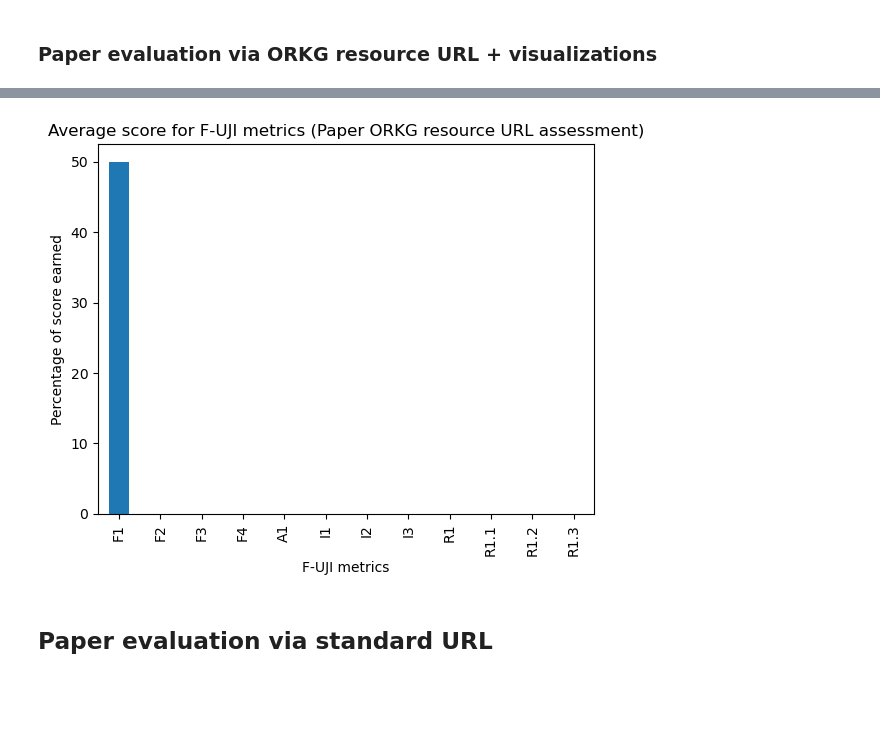
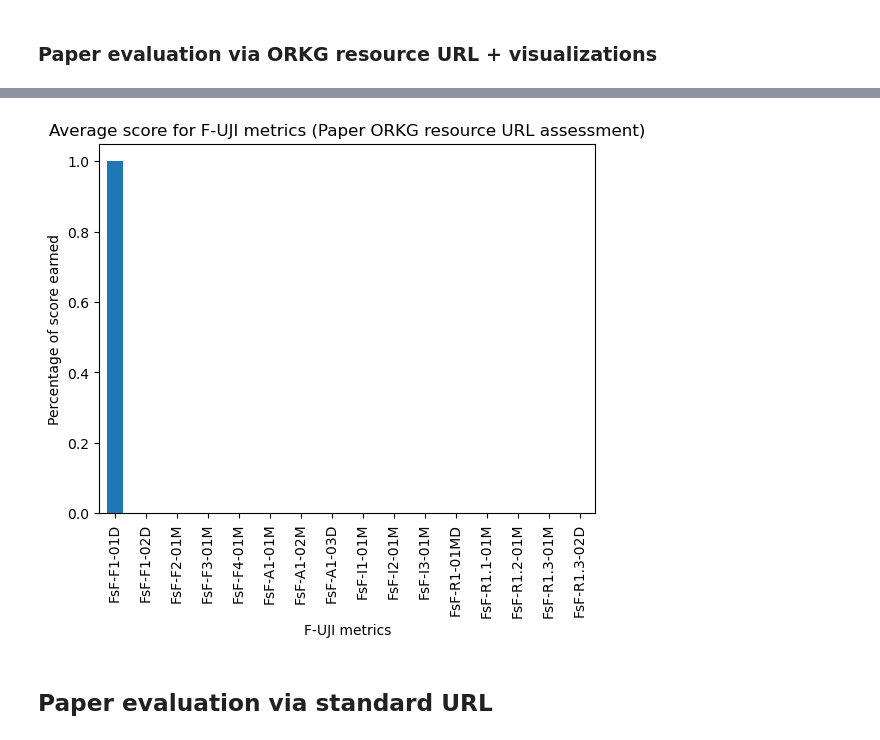
Before and after one commit to mwurzbacher/FAIRness-assessment-tools-evaluation-using-ORKG, a Jupyter notebook: F-UJI_evaluation.ipynb, the cells around one changed output, grey strips where cells are left out. Saved outputs shown, nothing was run; the diff lists cells and outputs as text; code cells hidden in the pictures; blank space fills up the shorter version.

```diff
--- a/F-UJI_evaluation.ipynb
+++ b/F-UJI_evaluation.ipynb
@@ -337,0 +338,4 @@ paper_url_df_FAIR
+# %%
+paper_url_df_FAIR = paper_url_df_assessed.groupby("paper").agg({"research_field_label": "first", "score_earned": "sum", "score_total": "sum"}).reset_index()
+paper_url_df_FAIR["score_percent"] = paper_url_df_FAIR.apply(lambda x: x["score_earned"]/x["score_total"], axis=1)
+paper_url_df_FAIR
@@ -423,0 +418,9 @@ paper_url_df_submetrics
+# %%
+paper_url_df_submetrics = paper_url_df_assessed
+paper_url_df_submetrics = paper_url_df_submetrics.groupby("metric").agg({"score_earned": "sum", "score_total": "sum"}).reset_index()
+paper_url_df_submetrics["score_earned"] = paper_url_df_submetrics["score_earned"].map(lambda x: x/len(paper_url_df_FAIR))
+paper_url_df_submetrics["score_total"] = paper_url_df_submetrics["score_total"].map(lambda x: x/len(paper_url_df_FAIR))
+paper_url_df_submetrics["score_percent"] = paper_url_df_submetrics.apply(lambda x: x["score_earned"]/x["score_total"], axis=1)
+paper_url_df_submetrics["metric"] = pd.Categorical(paper_url_df_submetrics["metric"], ["FsF-F1-01D", "FsF-F1-02D", "FsF-F2-01M", "FsF-F3-01M", "FsF-F4-01M", "FsF-A1-01M", "FsF-A1-02M", "FsF-A1-03D", "FsF-I1-01M", "FsF-I2-01M", "FsF-I3-01M", "FsF-R1-01MD", "FsF-R1.1-01M", "FsF-R1.2-01M", "FsF-R1.3-01M", "FsF-R1.3-02D"])
+paper_url_df_submetrics = paper_url_df_submetrics.sort_values("metric").reset_index(drop=True)
+paper_url_df_submetrics
@@ -424,13 +445,13 @@ paper_url_df_submetrics
 # %%
 paper_url_df_submetrics["score_percent"].plot(kind="bar")
 locs, labels = plt.xticks()
-plt.xticks(locs, ["F1", "F2", "F3", "F4", "A1", "I1", "I2", "I3", "R1", "R1.1", "R1.2", "R1.3"])
+plt.xticks(locs, ["FsF-F1-01D", "FsF-F1-02D", "FsF-F2-01M", "FsF-F3-01M", "FsF-F4-01M", "FsF-A1-01M", "FsF-A1-02M", "FsF-A1-03D", "FsF-I1-01M", "FsF-I2-01M", "FsF-I3-01M", "FsF-R1-01MD", "FsF-R1.1-01M", "FsF-R1.2-01M", "FsF-R1.3-01M", "FsF-R1.3-02D"])
 plt.title("Average score for F-UJI metrics (Paper ORKG resource URL assessment)")
 plt.ylabel("Percentage of score earned")
 plt.xlabel("F-UJI metrics")
 plt.show()
 # %% [output]
-[figure, old version]
+[figure, new version]
 # %% [markdown]
 ## Paper evaluation via standard URL
 # %% [markdown]
```
Also changed, not shown: parts of 78 cells of this notebook, 7 other files.
